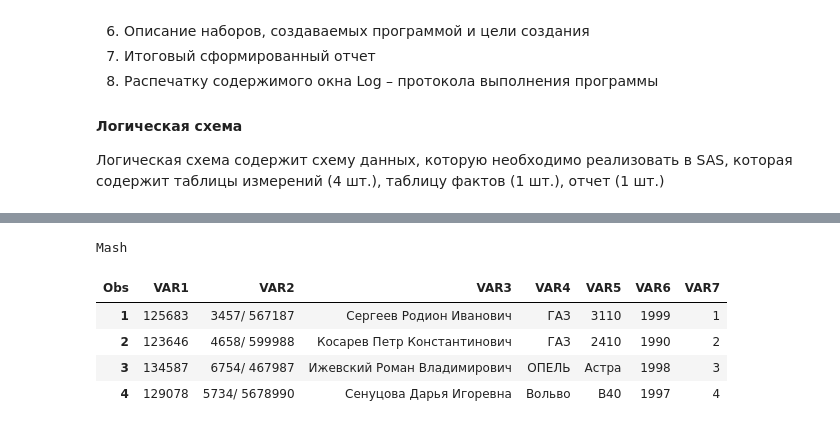
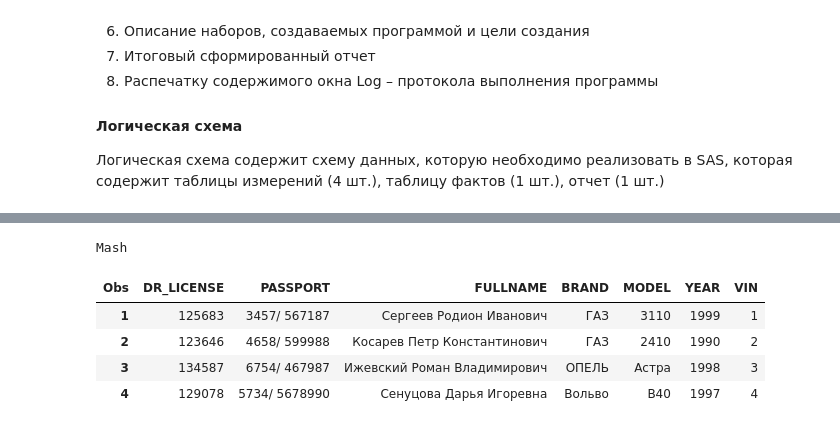
Before and after one commit to ahtyamovdanil/SAS_university, a Jupyter notebook: lab_1/lab1.ipynb, the cells around one changed output, grey strips where cells are left out. Cells and saved outputs as stored; diff of their text form; code cells hidden in the pictures.

```diff
--- a/lab_1/lab1.ipynb
+++ b/lab_1/lab1.ipynb
@@ -72,19 +73,24 @@ SAS Connection established. Subprocess id is 13227
 # %%
 proc import datafile="source1.xlsx"
         out=source_mash
         dbms=xlsx
         replace;
      sheet='Mash';
      getnames=yes;
 run;
 
+data work.source_mash;
+    set work.source_mash;
+    rename VAR1=DR_LICENSE VAR2=PASSPORT VAR3=FULLNAME VAR4=BRAND VAR5=MODEL VAR6=YEAR VAR7=VIN;
+run;
+
 proc print
     data=work.source_mash(obs=10);
     title "Mash";
 run;
 # %% [output]
 Mash
-| Obs | VAR1 | VAR2 | VAR3 | VAR4 | VAR5 | VAR6 | VAR7 |
+| Obs | DR_LICENSE | PASSPORT | FULLNAME | BRAND | MODEL | YEAR | VIN |
 | 1 | 125683 | 3457/ 567187 | Сергеев Родион Иванович | ГАЗ | 3110 | 1999 | 1 |
 | 2 | 123646 | 4658/ 599988 | Косарев Петр Константинович | ГАЗ | 2410 | 1990 | 2 |
 | 3 | 134587 | 6754/ 467987 | Ижевский Роман Владимирович | ОПЕЛЬ | Астра | 1998 | 3 |
```
Also changed, not shown: parts of 6 cells of this notebook.
